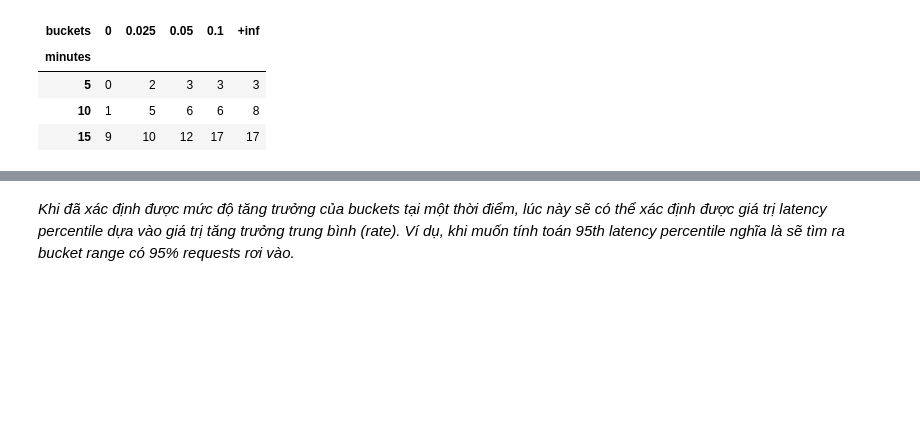
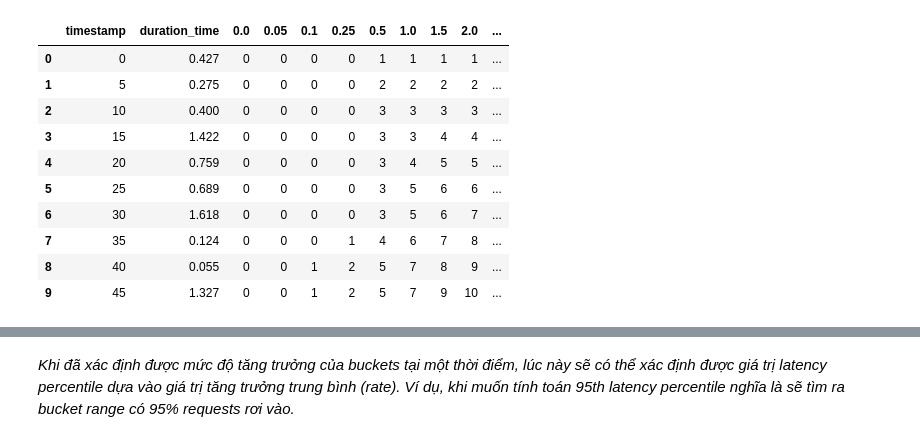
Before and after one commit to vuvietnguyenit/latency_reques_cal, a Jupyter notebook: notebooks/explain.ipynb, the cells around one changed output, grey strips where cells are left out. Cells and saved outputs as stored; diff of their text form; code cells hidden in the pictures; blank space fills up the shorter version.

```diff
--- a/notebooks/explain.ipynb
+++ b/notebooks/explain.ipynb
@@ -44,30 +39,47 @@ raw_df
-# %%
-data = [
-    [5, 0, 0],
-    [5, 0.025, 2],
-    [5, 0.050, 3],
-    [5, 0.1, 3],
-    [5, "+inf", 3],
-
-    [10, 0, 1],
-    [10, 0.025, 5],
-    [10, 0.050, 6],
-    [10, 0.1, 6],
-    [10, "+inf", 8],
-
-    [15, 0, 9],
-    [15, 0.025, 10],
-    [15, 0.050, 12],
-    [15, 0.1, 17],
-    [15, "+inf", 17]
-
-]
-df = pd.DataFrame(columns=['minutes', 'buckets', 'count'], data=data)
-df = df.pivot(index="minutes", columns="buckets", values="count")
-df
-# %% [output]
-| buckets | 0 | 0.025 | 0.05 | 0.1 | +inf |
-| minutes |  |  |  |  |  |
-| 5 | 0 | 2 | 3 | 3 | 3 |
-| 10 | 1 | 5 | 6 | 6 | 8 |
-| 15 | 9 | 10 | 12 | 17 | 17 |
+# %%
+from datetime import datetime
+from typing import Dict
+
+# Bucketing
+def bucketing(duration_time):
+    res = []
+    for bucket in BUCKETS:
+        if duration_time <= bucket:
+            res.append(bucket)
+    return res
+
+raw_df["buckets"] = raw_df["duration_time"].apply(lambda x: bucketing(x))
+data = []
+def bins_value(row, bins_dict: Dict):
+    # unwind data from list
+    buckets = row['buckets']
+    for le in buckets:
+        if le in bins_dict:
+            bins_dict[le] += 1
+    bins_series = pd.Series(
+        data=bins_dict, index=bins_dict.keys()  # type: ignore
+    )
+    # Join two series
+    new_row = pd.concat([row, bins_series])
+    data.append(new_row.to_dict())
+    return new_row
+
+bins_dict = {k: 0 for k in BUCKETS}
+raw_df.apply(lambda x: bins_value(x, bins_dict), axis=1)
+bucket_df = pd.DataFrame(data=data).drop(columns=['buckets', 'request_id'])
+# Re format timestamp to  "%d/%m/%Y, %H:%M:%S"
+bucket_df['timestamp'] = bucket_df['timestamp'].apply(lambda x: datetime.strptime(x, "%d/%m/%Y, %H:%M:%S"))
+bucket_df['timestamp'] = pd.to_datetime(bucket_df["timestamp"], unit="ms", utc=True).map(lambda x: x.tz_convert('Asia/Ho_Chi_Minh')).apply(lambda x: x.minute)
+bucket_df
+# %% [output]
+|  | timestamp | duration_time | 0.0 | 0.05 | 0.1 | 0.25 | 0.5 | 1.0 | 1.5 | 2.0 | ... |
+| 0 | 0 | 0.427 | 0 | 0 | 0 | 0 | 1 | 1 | 1 | 1 | ... |
+| 1 | 5 | 0.275 | 0 | 0 | 0 | 0 | 2 | 2 | 2 | 2 | ... |
+| 2 | 10 | 0.400 | 0 | 0 | 0 | 0 | 3 | 3 | 3 | 3 | ... |
+| 3 | 15 | 1.422 | 0 | 0 | 0 | 0 | 3 | 3 | 4 | 4 | ... |
+| 4 | 20 | 0.759 | 0 | 0 | 0 | 0 | 3 | 4 | 5 | 5 | ... |
+| 5 | 25 | 0.689 | 0 | 0 | 0 | 0 | 3 | 5 | 6 | 6 | ... |
+| 6 | 30 | 1.618 | 0 | 0 | 0 | 0 | 3 | 5 | 6 | 7 | ... |
+| 7 | 35 | 0.124 | 0 | 0 | 0 | 1 | 4 | 6 | 7 | 8 | ... |
+| 8 | 40 | 0.055 | 0 | 0 | 1 | 2 | 5 | 7 | 8 | 9 | ... |
+| 9 | 45 | 1.327 | 0 | 0 | 1 | 2 | 5 | 7 | 9 | 10 | ... |
```
Also changed, not shown: parts of 16 cells of this notebook, 1 other file.
